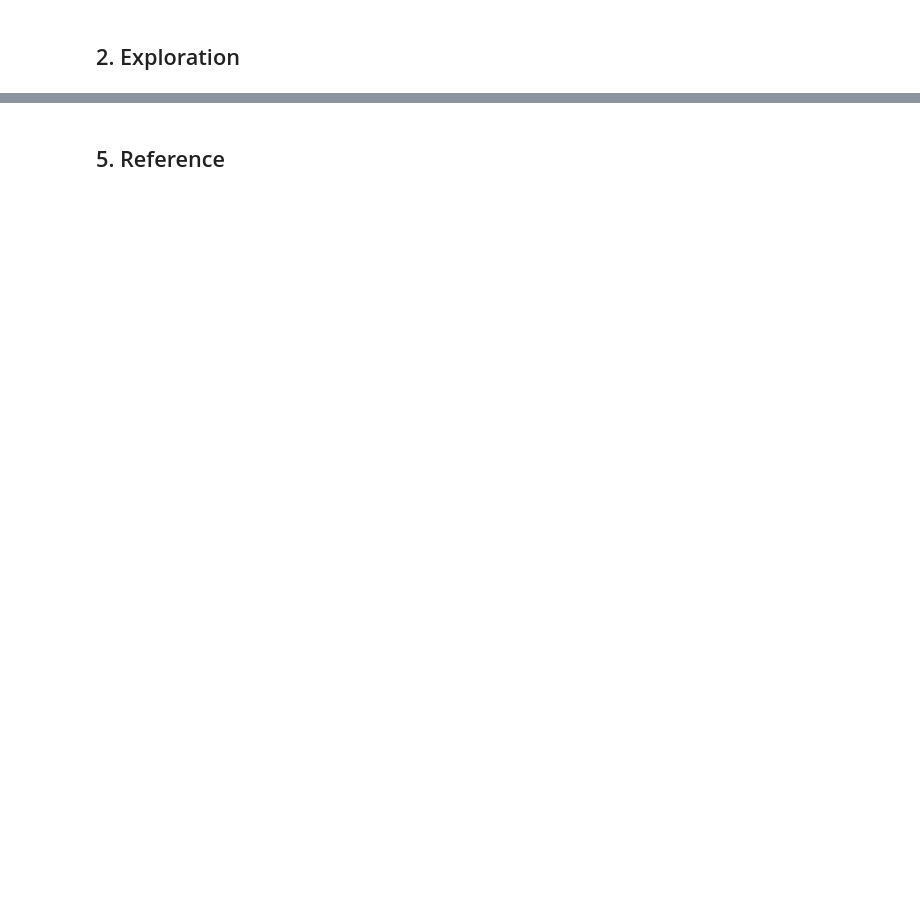
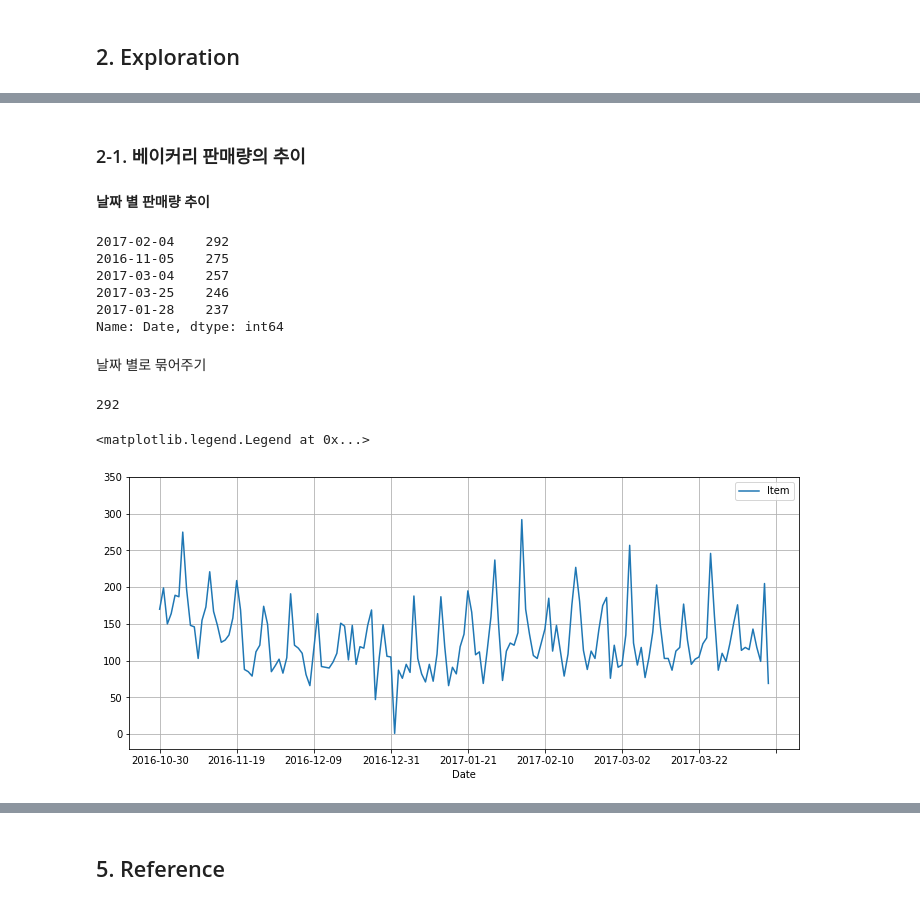
Before and after one commit to chenni0531/data-bakery-transaction, a Jupyter notebook: 1_Bakery Transaction - EDA.ipynb, the cells around one changed output, grey strips where cells are left out. Cells and saved outputs as stored; diff of their text form; code cells hidden in the pictures; blank space fills up the shorter version.

```diff
--- a/1_Bakery Transaction - EDA.ipynb
+++ b/1_Bakery Transaction - EDA.ipynb
@@ -127,0 +107,4 @@ bakery[bakery['Item'] == 'NONE']
+# %%
+bakery['Date_Time'] = pd.to_datetime(bakery['Date']+' '+bakery['Time'],format="%Y/%m/%d %H:%M:%S")
+bakery['Day_of_Week'] = bakery['Date_Time'].dt.day_name()
+bakery.head()
@@ -133,0 +120,29 @@ bakery[bakery['Item'] == 'NONE']
+# %% [markdown]
+### 2-1. 베이커리 판매량의 추이
+# %% [markdown]
+**날짜 별 판매량 추이**
+# %%
+bakery['Date'].value_counts().head()
+# %% [output]
+2017-02-04    292
+2016-11-05    275
+2017-03-04    257
+2017-03-25    246
+2017-01-28    237
+Name: Date, dtype: int64
+# %% [markdown]
+날짜 별로 묶어주기
+# %%
+bakery['Date'].value_counts().max()
+# %% [output]
+292
+# %%
+graph1 = bakery.groupby('Date')['Item'].count()
+
+graph1.plot(figsize=(12,5))
+plt.ylim([-20,350])
+plt.grid(True)
+plt.legend()
+# %% [output]
+<matplotlib.legend.Legend at 0x...>
+[figure, added]
```
Also changed, not shown: parts of 50 cells of this notebook.
